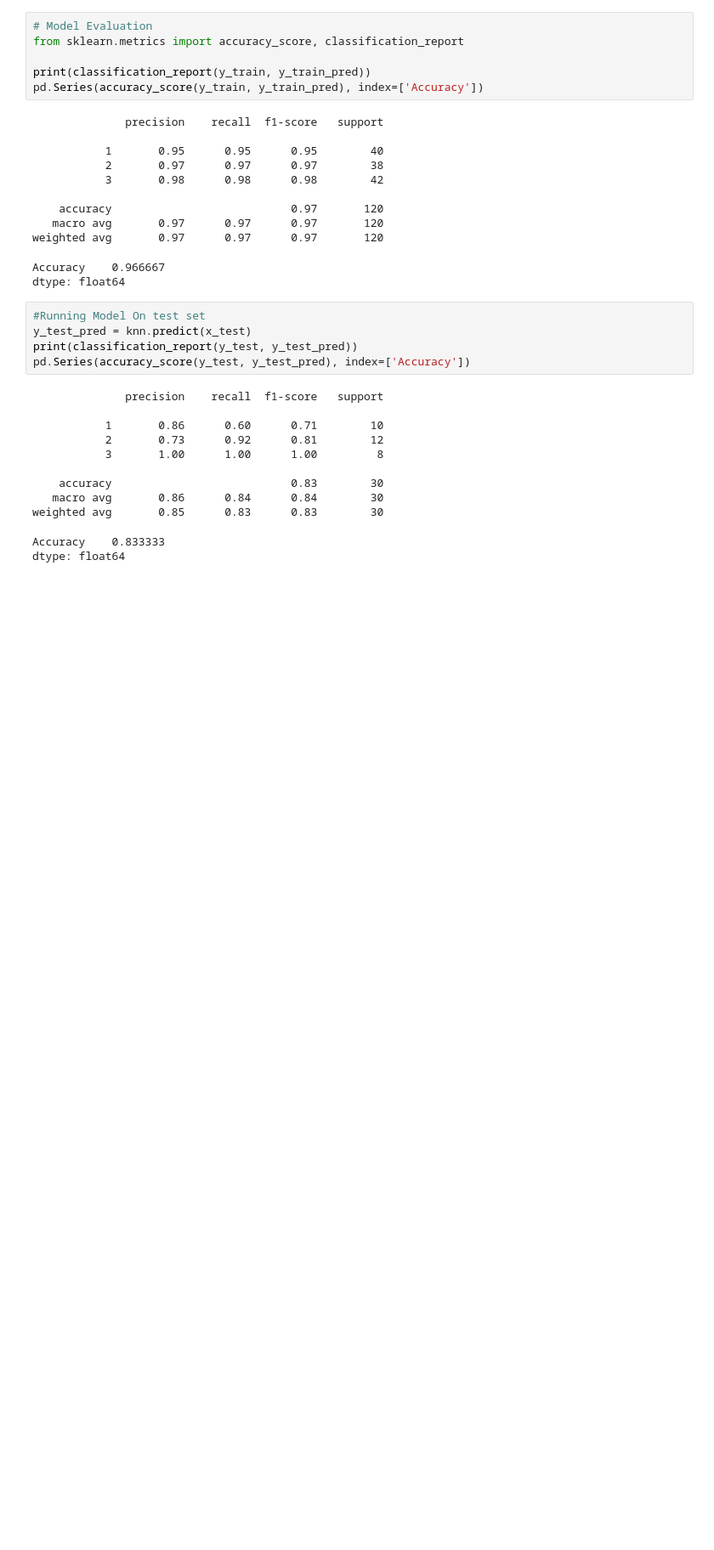
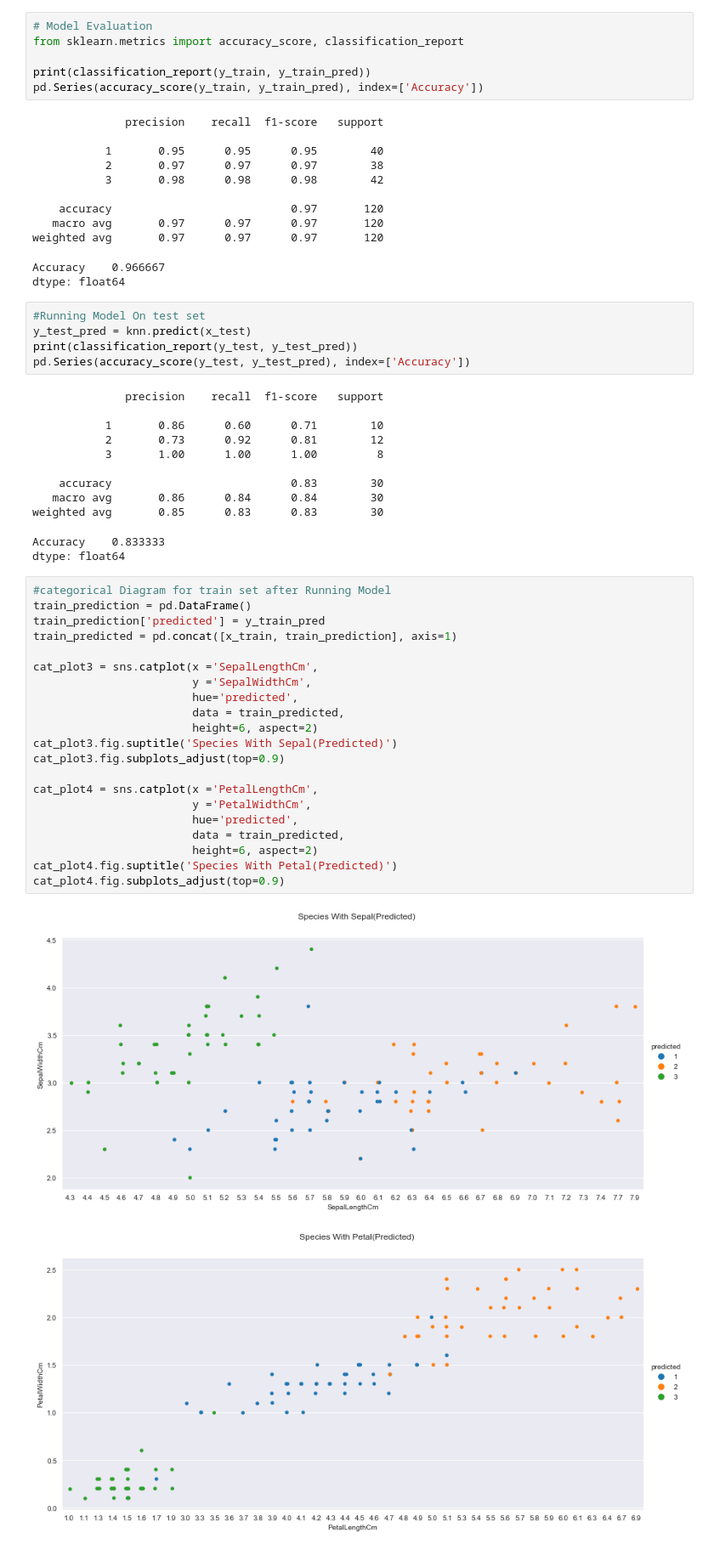
Before and after one commit to pouriaSameti/ML-Projects, a Jupyter notebook: Q2-Iris/code/Iris_Prediction/Iris_KNN.ipynb, the cells around one changed output. Shown: that part at 85% size. Drawn from its saved outputs; the diff is of its cells as text; blank space fills up the shorter version.

Commit message:
Iris -> showing categorical plots after running model.

```diff
--- a/Q2-Iris/code/Iris_Prediction/Iris_KNN.ipynb
+++ b/Q2-Iris/code/Iris_Prediction/Iris_KNN.ipynb
@@ -132,3 +132,27 @@ pd.Series(accuracy_score(y_test, y_test_pred), index=['Accuracy'])
 weighted avg       0.85      0.83      0.83        30
 Accuracy    0.833333
 dtype: float64
+# %%
+#categorical Diagram for train set after Running Model
+train_prediction = pd.DataFrame()
+train_prediction['predicted'] = y_train_pred
+train_predicted = pd.concat([x_train, train_prediction], axis=1)
+
+cat_plot3 = sns.catplot(x ='SepalLengthCm',
+                        y ='SepalWidthCm',
+                        hue='predicted',
+                        data = train_predicted,
+                        height=6, aspect=2)
+cat_plot3.fig.suptitle('Species With Sepal(Predicted)')
+cat_plot3.fig.subplots_adjust(top=0.9)
+
+cat_plot4 = sns.catplot(x ='PetalLengthCm',
+                        y ='PetalWidthCm',
+                        hue='predicted',
+                        data = train_predicted,
+                        height=6, aspect=2)
+cat_plot4.fig.suptitle('Species With Petal(Predicted)')
+cat_plot4.fig.subplots_adjust(top=0.9)
+# %% [output]
+[figure, added]
+[figure, added]
```
